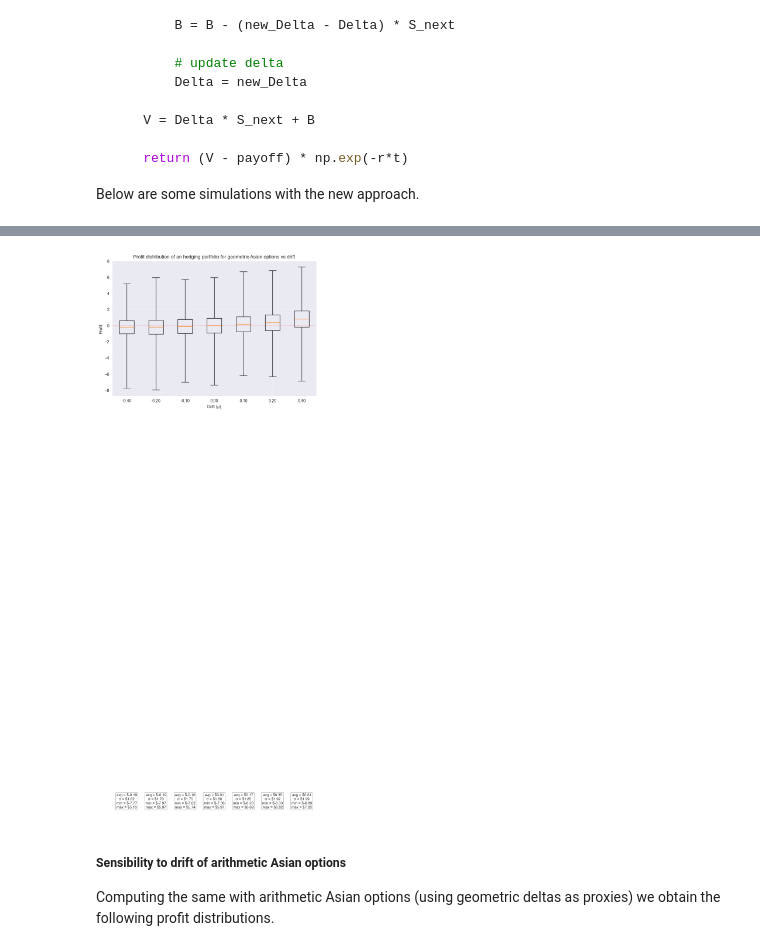
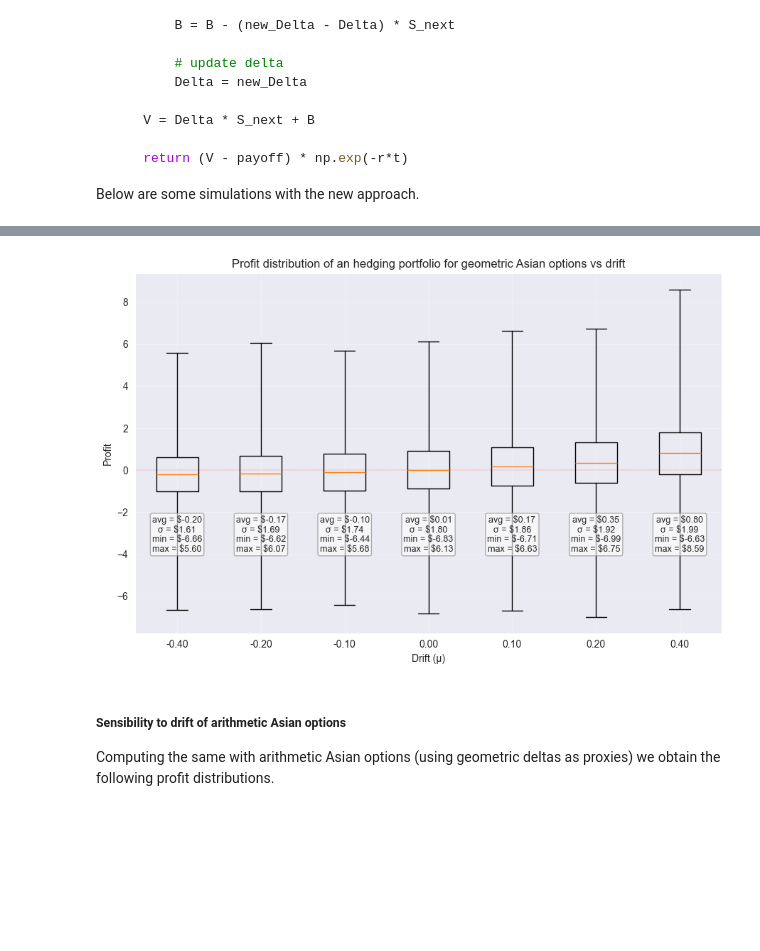
Before and after one commit to albesianor/Asian-options-hedging, a Jupyter notebook: 04_asian_hedging.ipynb, the cells around one changed output, grey strips where cells are left out. Drawn from its saved outputs; the diff is of its cells as text; code cells hidden in the pictures; blank space fills up the shorter version.

```diff
--- a/04_asian_hedging.ipynb
+++ b/04_asian_hedging.ipynb
@@ -448,35 +448,35 @@ ax.bxp(box_data, showfliers=False)
 ax.set_xticks(np.arange(1, len(mu_amounts) + 1))
 ax.set_xticklabels([f"{mu:.2f}" for mu in mu_amounts])
 
 ax.set_xlabel("Drift (μ)")
 ax.set_ylabel("Profit")
 ax.set_title(
     "Profit distribution of an hedging portfolio for geometric Asian options vs drift"
 )
 
 # Add annotations for each box
 for i, (mu, mean, std, minv, maxv) in enumerate(
     zip(mu_amounts, profit_averages, profit_stds, profit_mins, profit_maxs), start=1
 ):
     text = f"avg = ${mean:.2f}\nσ = ${std:.2f}\nmin = ${minv:.2f}\nmax = ${maxv:.2f}"
     ax.text(
         i,  # x-position (box number)
-        -60,  # y just above whisker
+        -4,  # y just above whisker
         text,
         ha="center",
         va="bottom",
         fontsize=9,
         bbox=dict(
             facecolor="white", alpha=0.6, edgecolor="gray", boxstyle="round,pad=0.2"
         ),
     )
 
 plt.axhline(y=0, color="r", linestyle="--", linewidth=0.2)
 plt.grid(True, alpha=0.3)
 plt.tight_layout()
 plt.show()
 # %% [output]
-[figure, old version]
+[figure, new version]
 # %% [markdown]
 ##### Sensibility to drift of arithmetic Asian options
 Computing the same with arithmetic Asian options (using geometric deltas as proxies) we obtain the following profit distributions.
```
Also changed, not shown: parts of 7 cells of this notebook, 8 other files.
